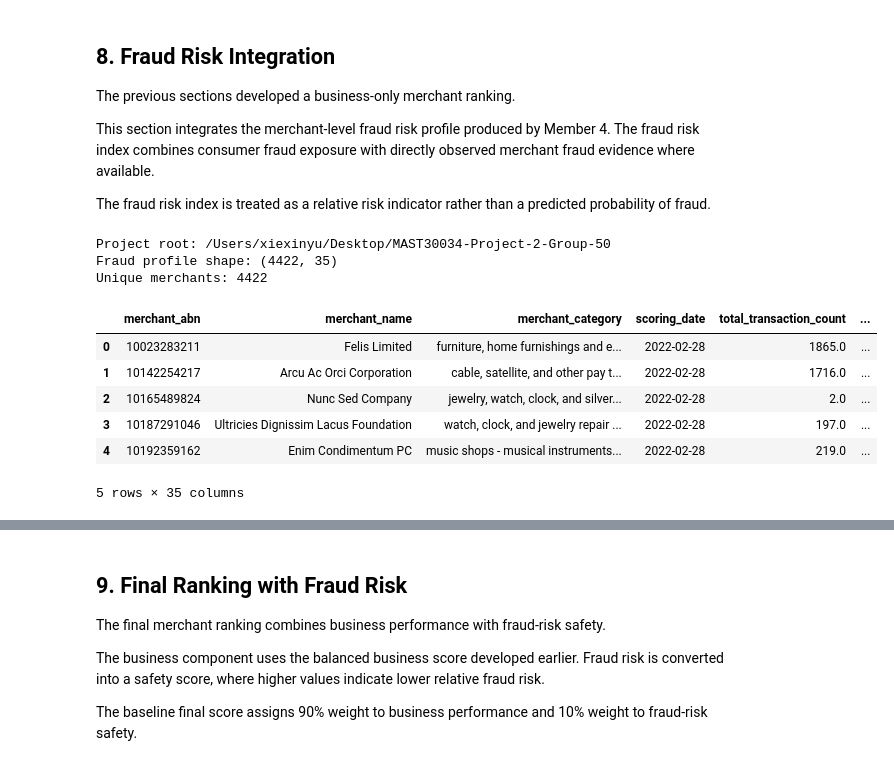
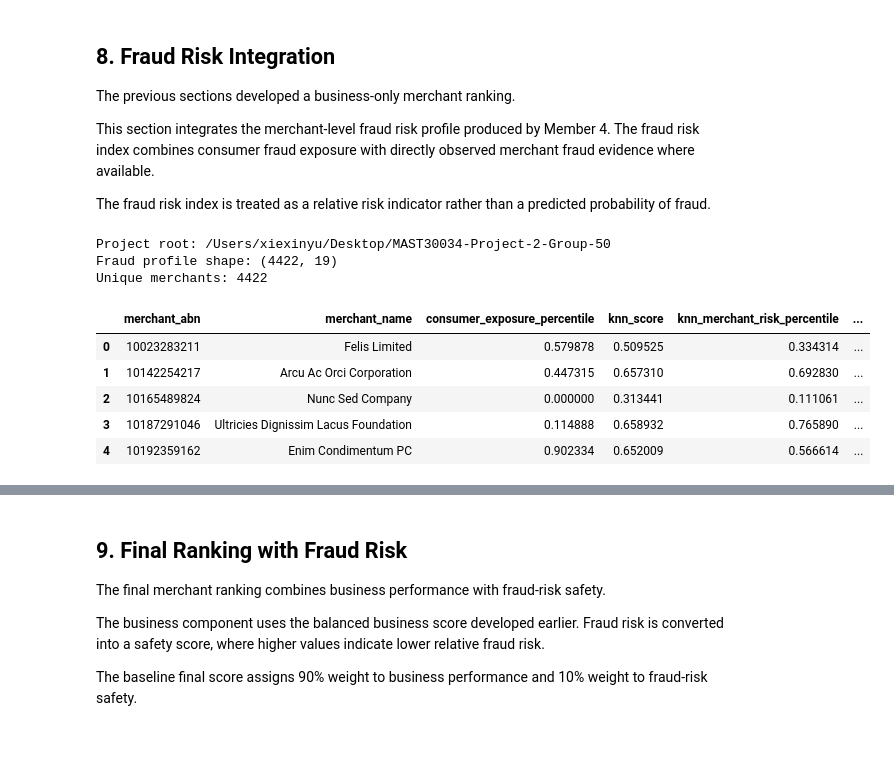
Before and after one commit to yixxx111/MAST30034-Project-2-Group-50, a Jupyter notebook: member5_ranking/ranking_summary.ipynb, the cells around one changed output, grey strips where cells are left out. Drawn from its saved outputs; the diff is of its cells as text; code cells hidden in the pictures.

Commit message:
Update ranking with KNN fraud integration

```diff
--- a/member5_ranking/ranking_summary.ipynb
+++ b/member5_ranking/ranking_summary.ipynb
@@ -610,39 +610,38 @@ The fraud risk index is treated as a relative risk indicator rather than a predi
 from pathlib import Path
 import pandas as pd
 
 cwd = Path.cwd().resolve()
 
 if (cwd / "member4_fraud").exists():
     PROJECT_ROOT = cwd
 elif (cwd.parent / "member4_fraud").exists():
     PROJECT_ROOT = cwd.parent
 else:
     raise FileNotFoundError(
         "Could not locate the repository root containing member4_fraud."
     )
 
 FRAUD_PATH = (
     PROJECT_ROOT
     / "member4_fraud"
     / "result"
-    / "merchant_fraud_risk_profile.csv"
+    / "knn_fraud_risk_scores.csv"
 )
 
 fraud_df = pd.read_csv(FRAUD_PATH)
 
 print("Project root:", PROJECT_ROOT)
 print("Fraud profile shape:", fraud_df.shape)
 print("Unique merchants:", fraud_df["merchant_abn"].nunique())
 
 fraud_df.head()
 # %% [output]
 Project root: /Users/xiexinyu/Desktop/MAST30034-Project-2-Group-50
-Fraud profile shape: (4422, 35)
+Fraud profile shape: (4422, 19)
 Unique merchants: 4422
-|  | merchant_abn | merchant_name | merchant_category | scoring_date | total_transaction_count | ... |
-| 0 | 10023283211 | Felis Limited | furniture, home furnishings and e... | 2022-02-28 | 1865.0 | ... |
-| 1 | 10142254217 | Arcu Ac Orci Corporation | cable, satellite, and other pay t... | 2022-02-28 | 1716.0 | ... |
-| 2 | 10165489824 | Nunc Sed Company | jewelry, watch, clock, and silver... | 2022-02-28 | 2.0 | ... |
-| 3 | 10187291046 | Ultricies Dignissim Lacus Foundation | watch, clock, and jewelry repair ... | 2022-02-28 | 197.0 | ... |
-| 4 | 10192359162 | Enim Condimentum PC | music shops - musical instruments... | 2022-02-28 | 219.0 | ... |
+|  | merchant_abn | merchant_name | consumer_exposure_percentile | knn_score | knn_merchant_risk_percentile | ... |
+| 0 | 10023283211 | Felis Limited | 0.579878 | 0.509525 | 0.334314 | ... |
+| 1 | 10142254217 | Arcu Ac Orci Corporation | 0.447315 | 0.657310 | 0.692830 | ... |
+| 2 | 10165489824 | Nunc Sed Company | 0.000000 | 0.313441 | 0.111061 | ... |
+| 3 | 10187291046 | Ultricies Dignissim Lacus Foundation | 0.114888 | 0.658932 | 0.765890 | ... |
+| 4 | 10192359162 | Enim Condimentum PC | 0.902334 | 0.652009 | 0.566614 | ... |
-5 rows × 35 columns
```
Also changed, not shown: parts of 32 cells of this notebook, 4 other files.
